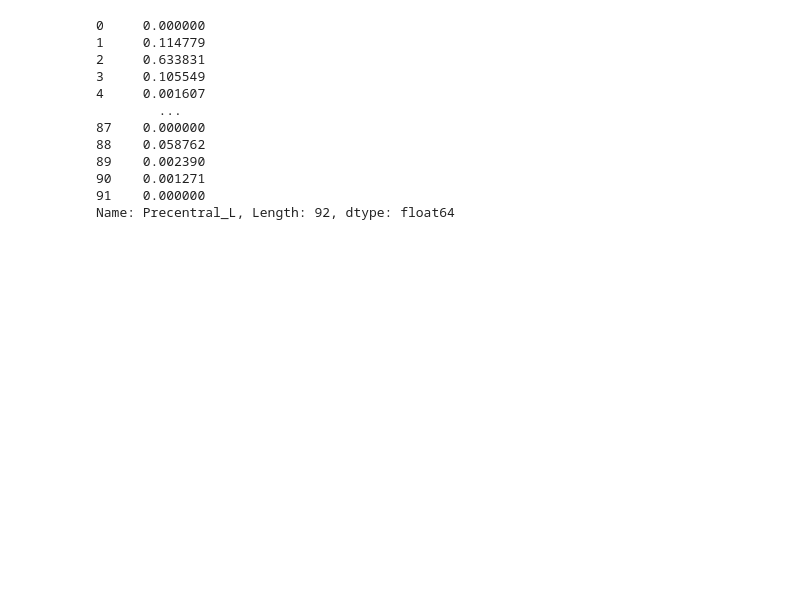
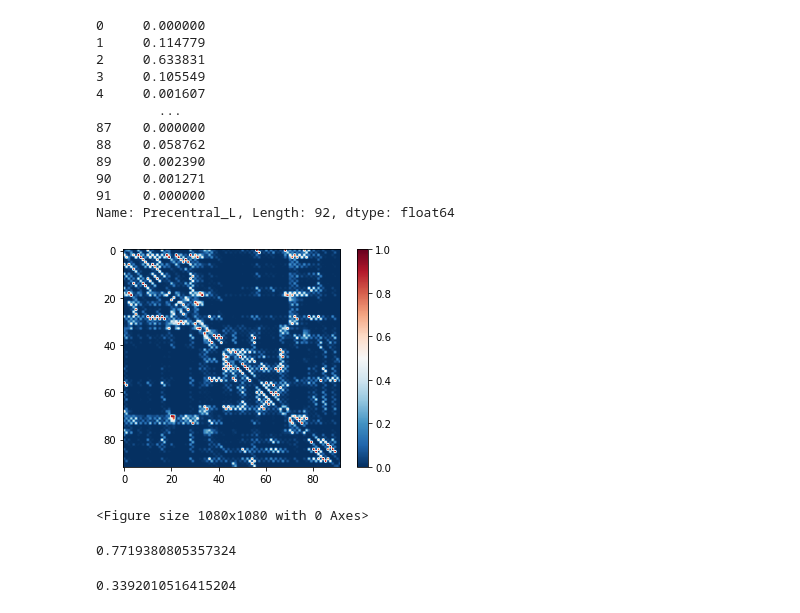
Before and after one commit to mylenevdmaas/CSS2023, a Jupyter notebook: Complex Systems Metropolis .ipynb, the cells around one changed output. Drawn from its saved outputs; the diff is of its cells as text; code cells hidden in the pictures; blank space fills up the shorter version.

```diff
--- a/Complex Systems Metropolis .ipynb
+++ b/Complex Systems Metropolis .ipynb
@@ -27,3 +33,25 @@ Name: Precentral_L, Length: 92, dtype: float64
 # %%
 n = 92
 dti_c_matrix = dti_matrix.values
+# %%
+import matplotlib.pyplot as plt
+plt.imshow(dti_c_matrix, cmap = 'RdBu_r',vmin = 0,vmax =1)
+plt.colorbar()
+plt.figure(figsize=(15, 15))
+plt.show()
+# %% [output]
+[figure, added]
+<Figure size 1080x1080 with 0 Axes>
+# %%
+def create_normal_distribution(mean, std, size):
+    sample = np.random.normal(0, std, size**2)
+    for i in range(size ** 2):
+        if sample[i] > mean:
+            sample[i] = (sample[i] - sample.mean()) / (sample.max() - sample.mean()) * (1 - mean) + mean
+        if sample[i] < mean:
+            sample[i] = (sample[i] - sample.min()) / (sample.mean() - sample.min()) * mean
+    return sample
+sample = create_normal_distribution(0.9, 1, 100)
+print(sample.mean())
+# %% [output]
+0.7719380805357324
@@ -30,3 +70,15 @@ dti_c_matrix = dti_matrix.values
+# %%
+a = norm_matrix(0.25 ,1, 10)
+a
+nlist = np.arange(0, 10, 1)
+count = 0
+for i in nlist:
+    for j in nlist:
+        count += a[i][j]
+count = count / 100
+count
+# %% [output]
+0.3392010516415204
 # %%
 def create_nodes(n):
     values = []
```
Also changed, not shown: parts of 11 cells of this notebook.
